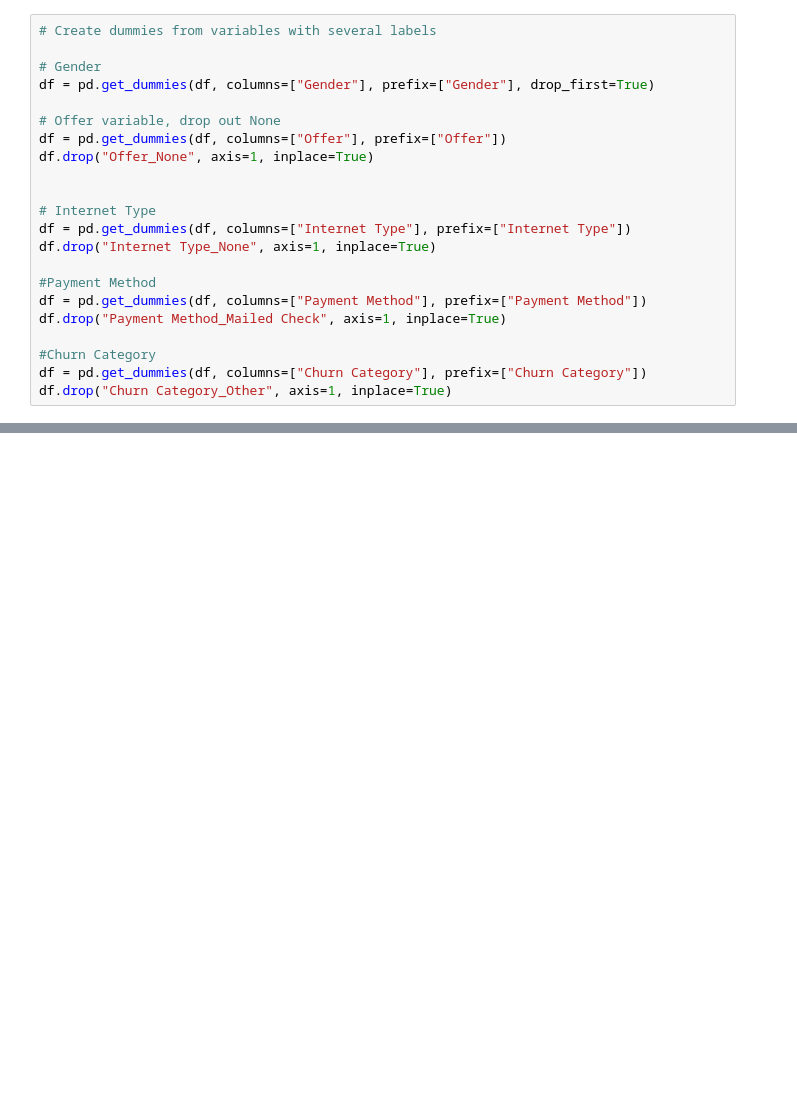
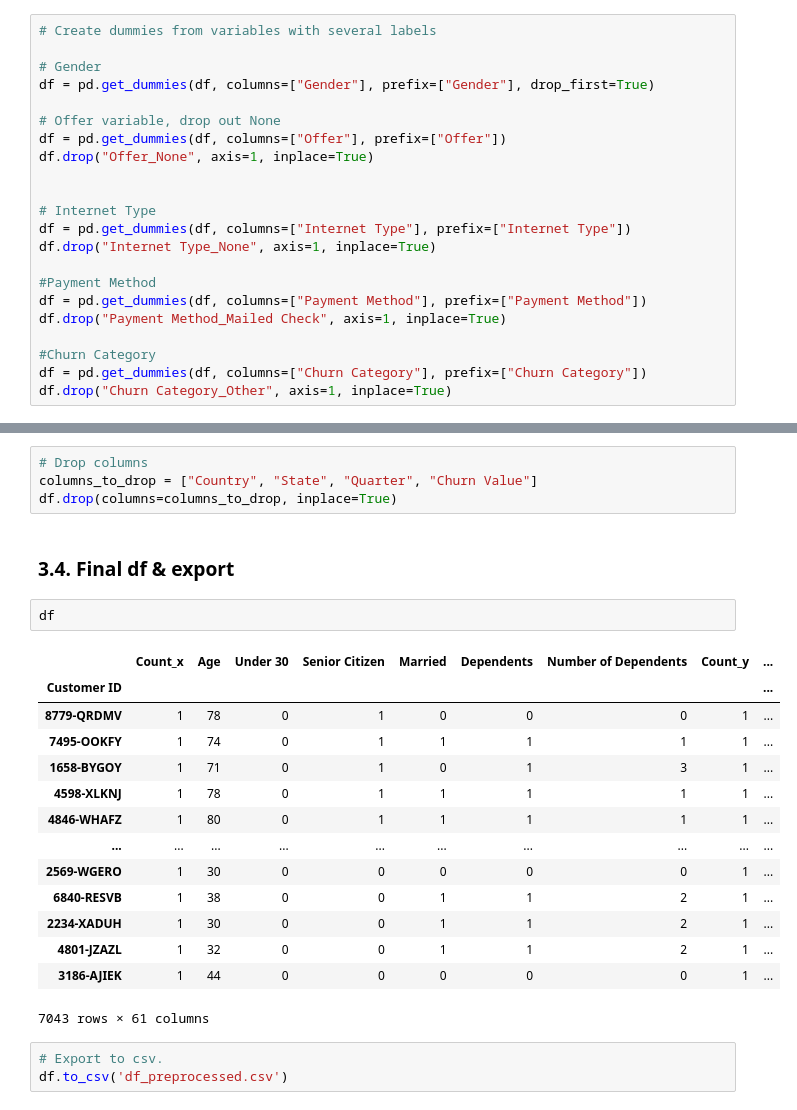
Before and after one commit to sarasustelosantos/bootcamp_group, a Jupyter notebook: Data_Exploration.ipynb, the cells around one changed output, grey strips where cells are left out. Saved outputs shown, nothing was run; the diff lists cells and outputs as text; blank space fills up the shorter version.

Commit message:
Finalize exploration part 2

```diff
--- a/Data_Exploration.ipynb
+++ b/Data_Exploration.ipynb
@@ -947,0 +954,26 @@ df.drop("Churn Category_Other", axis=1, inplace=True)
+# %%
+# Drop columns
+columns_to_drop = ["Country", "State", "Quarter", "Churn Value"]
+df.drop(columns=columns_to_drop, inplace=True)
+# %% [markdown]
+### 3.4. Final df & export
+# %%
+df
+# %% [output]
+|  | Count_x | Age | Under 30 | Senior Citizen | Married | Dependents | Number of Dependents | Count_y | ... |
+| Customer ID |  |  |  |  |  |  |  |  | ... |
+| 8779-QRDMV | 1 | 78 | 0 | 1 | 0 | 0 | 0 | 1 | ... |
+| 7495-OOKFY | 1 | 74 | 0 | 1 | 1 | 1 | 1 | 1 | ... |
+| 1658-BYGOY | 1 | 71 | 0 | 1 | 0 | 1 | 3 | 1 | ... |
+| 4598-XLKNJ | 1 | 78 | 0 | 1 | 1 | 1 | 1 | 1 | ... |
+| 4846-WHAFZ | 1 | 80 | 0 | 1 | 1 | 1 | 1 | 1 | ... |
+| ... | ... | ... | ... | ... | ... | ... | ... | ... | ... |
+| 2569-WGERO | 1 | 30 | 0 | 0 | 0 | 0 | 0 | 1 | ... |
+| 6840-RESVB | 1 | 38 | 0 | 0 | 1 | 1 | 2 | 1 | ... |
+| 2234-XADUH | 1 | 30 | 0 | 0 | 1 | 1 | 2 | 1 | ... |
+| 4801-JZAZL | 1 | 32 | 0 | 0 | 1 | 1 | 2 | 1 | ... |
+| 3186-AJIEK | 1 | 44 | 0 | 0 | 0 | 0 | 0 | 1 | ... |
+7043 rows × 61 columns
+# %%
+# Export to csv.
+df.to_csv('df_preprocessed.csv')
```
Also changed, not shown: parts of 14 cells of this notebook, 2 other files.
